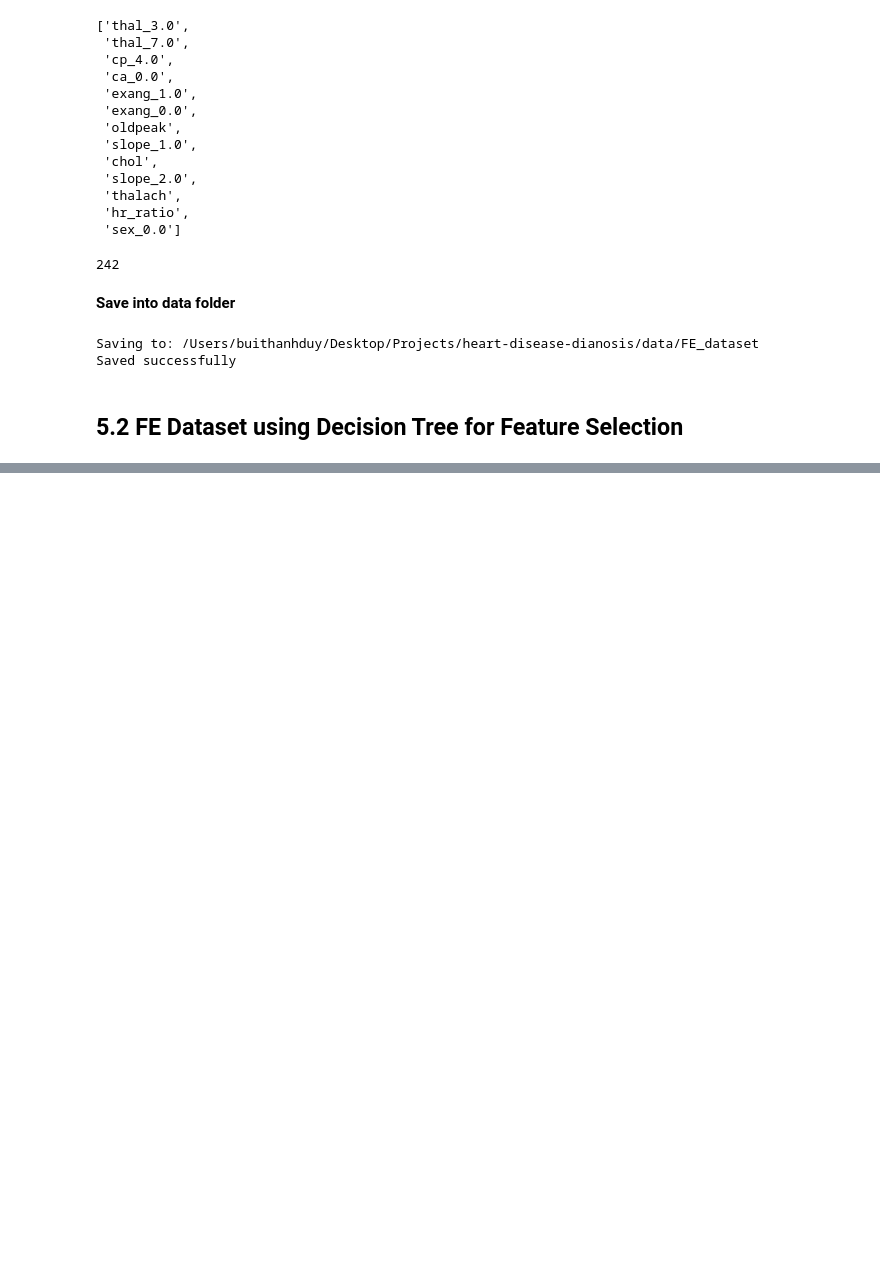
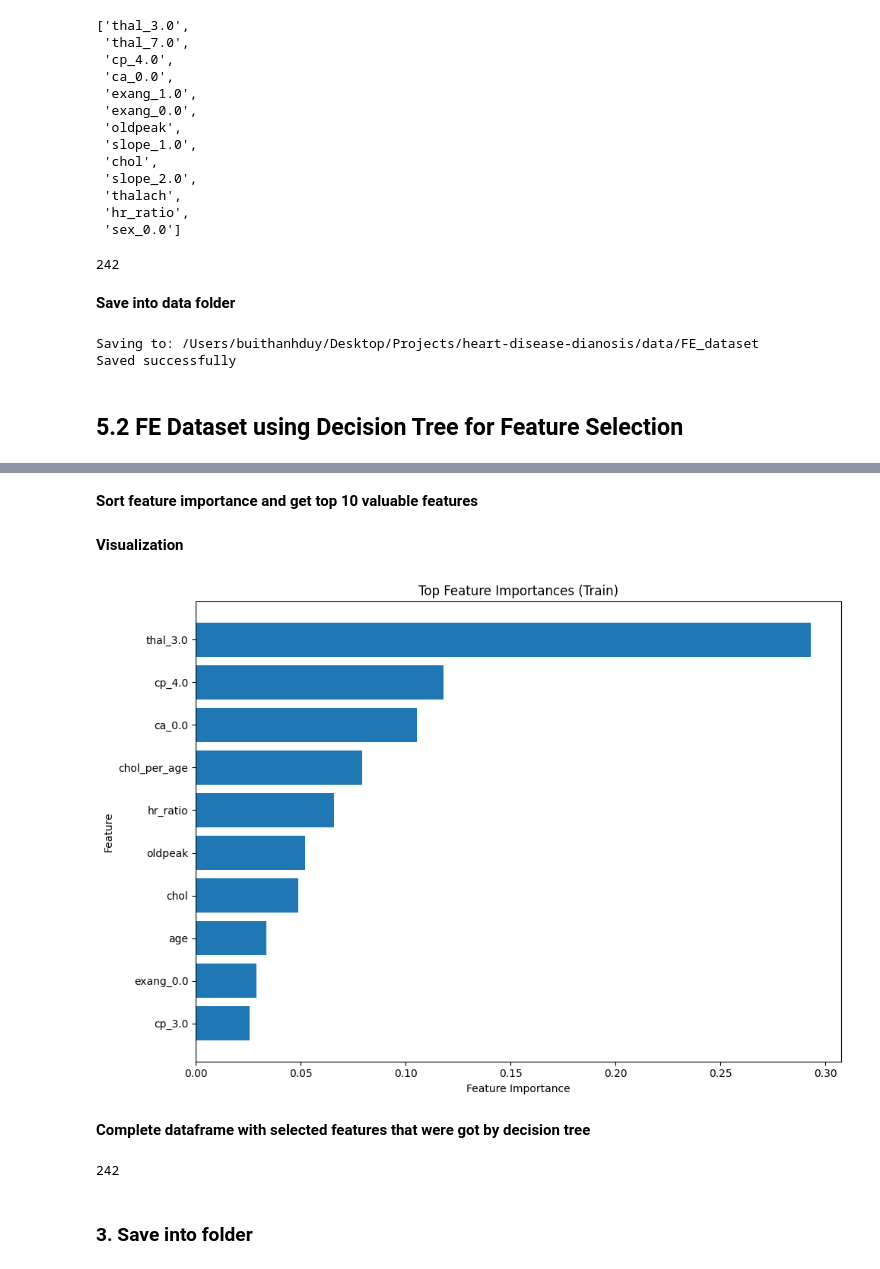
Before and after one commit to btduyforwork/heart-disease-dianosis, a Jupyter notebook: notebooks/heart_disease_FE.ipynb, the cells around one changed output, grey strips where cells are left out. Saved outputs shown, nothing was run; the diff lists cells and outputs as text; code cells hidden in the pictures; blank space fills up the shorter version.

Commit message:
FE Dataset using Decision Tree for Feature Selection

```diff
--- a/notebooks/heart_disease_FE.ipynb
+++ b/notebooks/heart_disease_FE.ipynb
@@ -565,0 +597,12 @@ Saved successfully
+# %%
+# Pipeline columns for feature selection using decision tree
+FE_DT_FS_pipeline = Pipeline([
+    ('fe_preprocess', fe_preprocess),
+    ('decision_tree', DecisionTreeClassifier(random_state=42))
+])
+
+# Fit the pipeline to the training data
+FE_DT_FS_pipeline.fit(X_train, y_train)
+X_fe_train = FE_DT_FS_pipeline.named_steps["fe_preprocess"].transform(X_train)
+X_fe_test = FE_DT_FS_pipeline.named_steps["fe_preprocess"].transform(X_test)
+X_fe_val = FE_DT_FS_pipeline.named_steps["fe_preprocess"].transform(X_val)
@@ -565,0 +628,30 @@ Saved successfully
+# %% [markdown]
+**Sort feature importance and get top 10 valuable features**
+# %%
+# Sort feature importances and get the corresponding feature names
+sorted_feature_importances=pd.Series(FE_DT_FS_pipeline.named_steps['decision_tree'].feature_importances_, index=full_features).sort_values(ascending=False)
+
+# Get top 10 features based on feature importance
+selected_features=sorted_feature_importances.head(10).index.tolist()
+# %% [markdown]
+**Visualization**
+# %%
+plt.figure(figsize=(10, max(6, 0.35*20)))
+plt.barh(sorted_feature_importances.head(10)[::-1].index, sorted_feature_importances.head(10)[::-1].values)
+plt.title('Top Feature Importances (Train)')
+plt.xlabel('Feature Importance')
+plt.ylabel('Feature')
+plt.tight_layout()
+plt.show()
+# %% [output]
+[figure, added]
+# %% [markdown]
+**Complete dataframe with selected features that were got by decision tree**
+# %%
+X_fe_train_df=X_fe_train_df[selected_features].assign(target=y_train.values)
+X_fe_val_df=X_fe_val_df[selected_features].assign(target=y_val.values)
+X_fe_test_df=X_fe_test_df[selected_features].assign(target=y_test.values)
+# %% [output]
+242
+# %% [markdown]
+### 3. Save into folder
```
Also changed, not shown: parts of 11 cells of this notebook, 3 other files.
